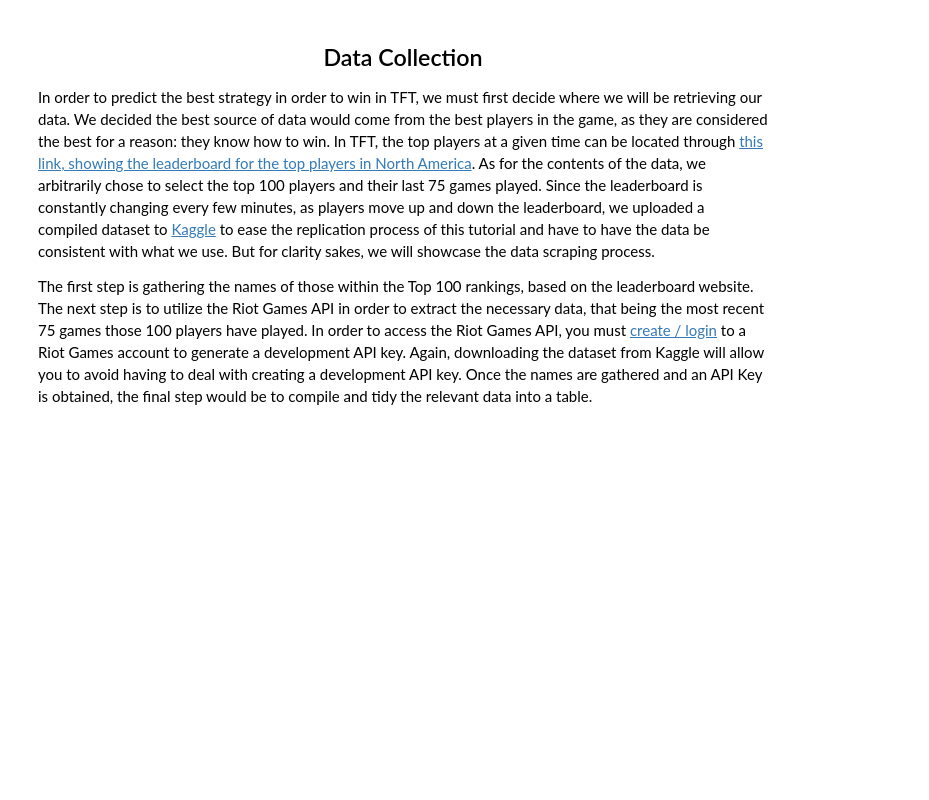
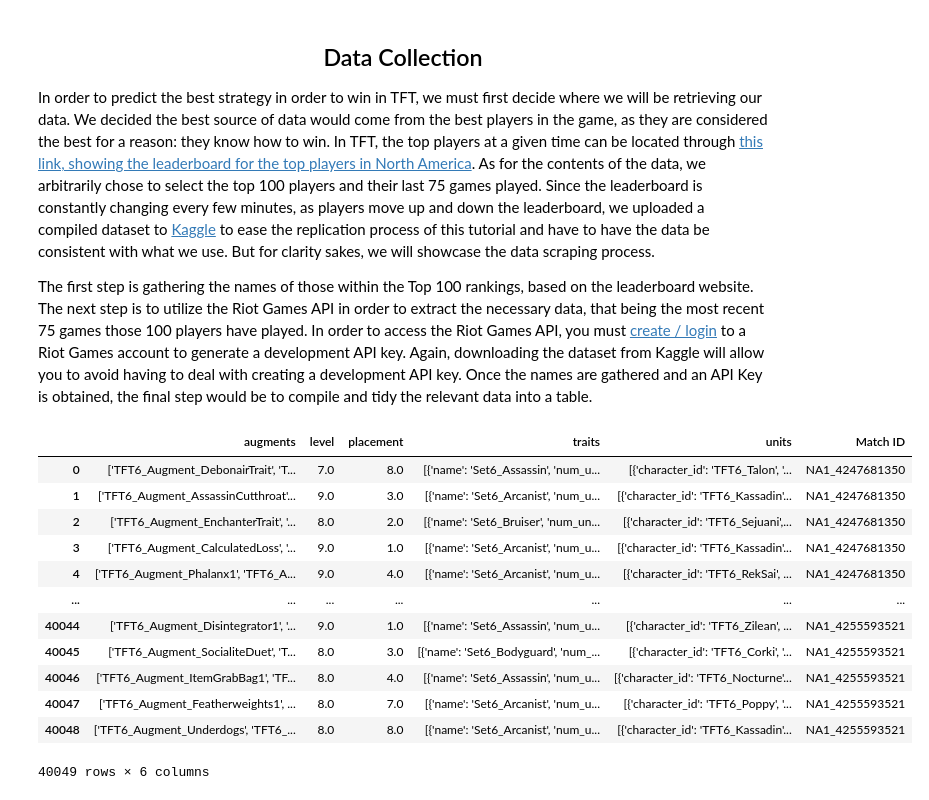
Before and after one commit to jdang2/jdang2.github.io, a Jupyter notebook: CMSC320Final.ipynb, the cells around one changed output. Saved outputs shown, nothing was run; the diff lists cells and outputs as text; code cells hidden in the pictures; blank space fills up the shorter version.

```diff
--- a/CMSC320Final.ipynb
+++ b/CMSC320Final.ipynb
@@ -69,0 +139,18 @@ for currentPlayer in playerList:
+# %%
+# The dataset from the CSV, that shows the results and relevant data of all of the matches
+tutorialDataset = pd.read_csv('TFTdataset.csv')
+tutorialDataset
+# %% [output]
+|  | augments | level | placement | traits | units | Match ID |
+| 0 | ['TFT6_Augment_DebonairTrait', 'T... | 7.0 | 8.0 | [{'name': 'Set6_Assassin', 'num_u... | [{'character_id': 'TFT6_Talon', '... | NA1_4247681350 |
+| 1 | ['TFT6_Augment_AssassinCutthroat'... | 9.0 | 3.0 | [{'name': 'Set6_Arcanist', 'num_u... | [{'character_id': 'TFT6_Kassadin'... | NA1_4247681350 |
+| 2 | ['TFT6_Augment_EnchanterTrait', '... | 8.0 | 2.0 | [{'name': 'Set6_Bruiser', 'num_un... | [{'character_id': 'TFT6_Sejuani',... | NA1_4247681350 |
+| 3 | ['TFT6_Augment_CalculatedLoss', '... | 9.0 | 1.0 | [{'name': 'Set6_Arcanist', 'num_u... | [{'character_id': 'TFT6_Kassadin'... | NA1_4247681350 |
+| 4 | ['TFT6_Augment_Phalanx1', 'TFT6_A... | 9.0 | 4.0 | [{'name': 'Set6_Arcanist', 'num_u... | [{'character_id': 'TFT6_RekSai', ... | NA1_4247681350 |
+| ... | ... | ... | ... | ... | ... | ... |
+| 40044 | ['TFT6_Augment_Disintegrator1', '... | 9.0 | 1.0 | [{'name': 'Set6_Assassin', 'num_u... | [{'character_id': 'TFT6_Zilean', ... | NA1_4255593521 |
+| 40045 | ['TFT6_Augment_SocialiteDuet', 'T... | 8.0 | 3.0 | [{'name': 'Set6_Bodyguard', 'num_... | [{'character_id': 'TFT6_Corki', '... | NA1_4255593521 |
+| 40046 | ['TFT6_Augment_ItemGrabBag1', 'TF... | 8.0 | 4.0 | [{'name': 'Set6_Assassin', 'num_u... | [{'character_id': 'TFT6_Nocturne'... | NA1_4255593521 |
+| 40047 | ['TFT6_Augment_Featherweights1', ... | 8.0 | 7.0 | [{'name': 'Set6_Arcanist', 'num_u... | [{'character_id': 'TFT6_Poppy', '... | NA1_4255593521 |
+| 40048 | ['TFT6_Augment_Underdogs', 'TFT6_... | 8.0 | 8.0 | [{'name': 'Set6_Arcanist', 'num_u... | [{'character_id': 'TFT6_Kassadin'... | NA1_4255593521 |
+40049 rows × 6 columns
```
Also changed, not shown: parts of 21 cells of this notebook, 1 other file.
